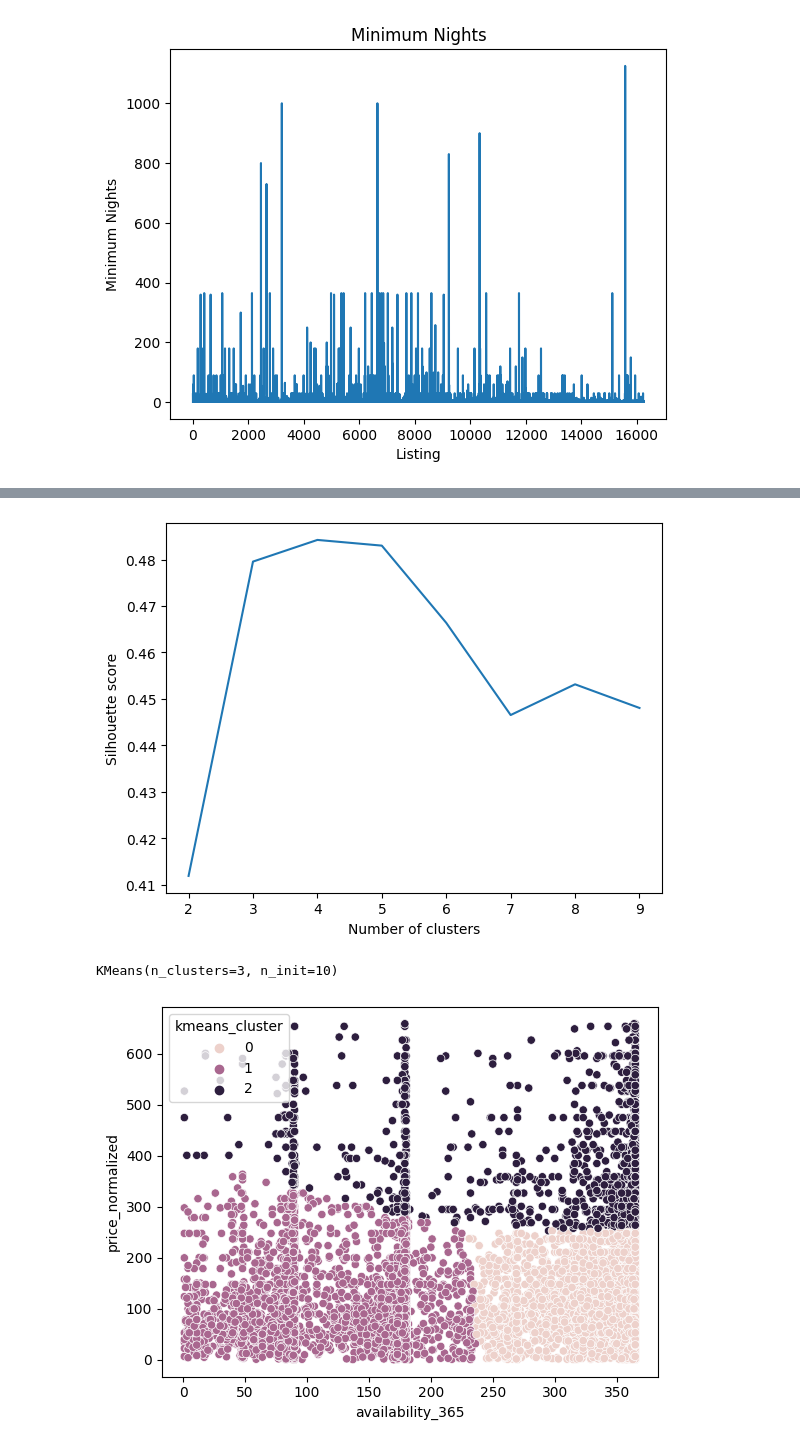
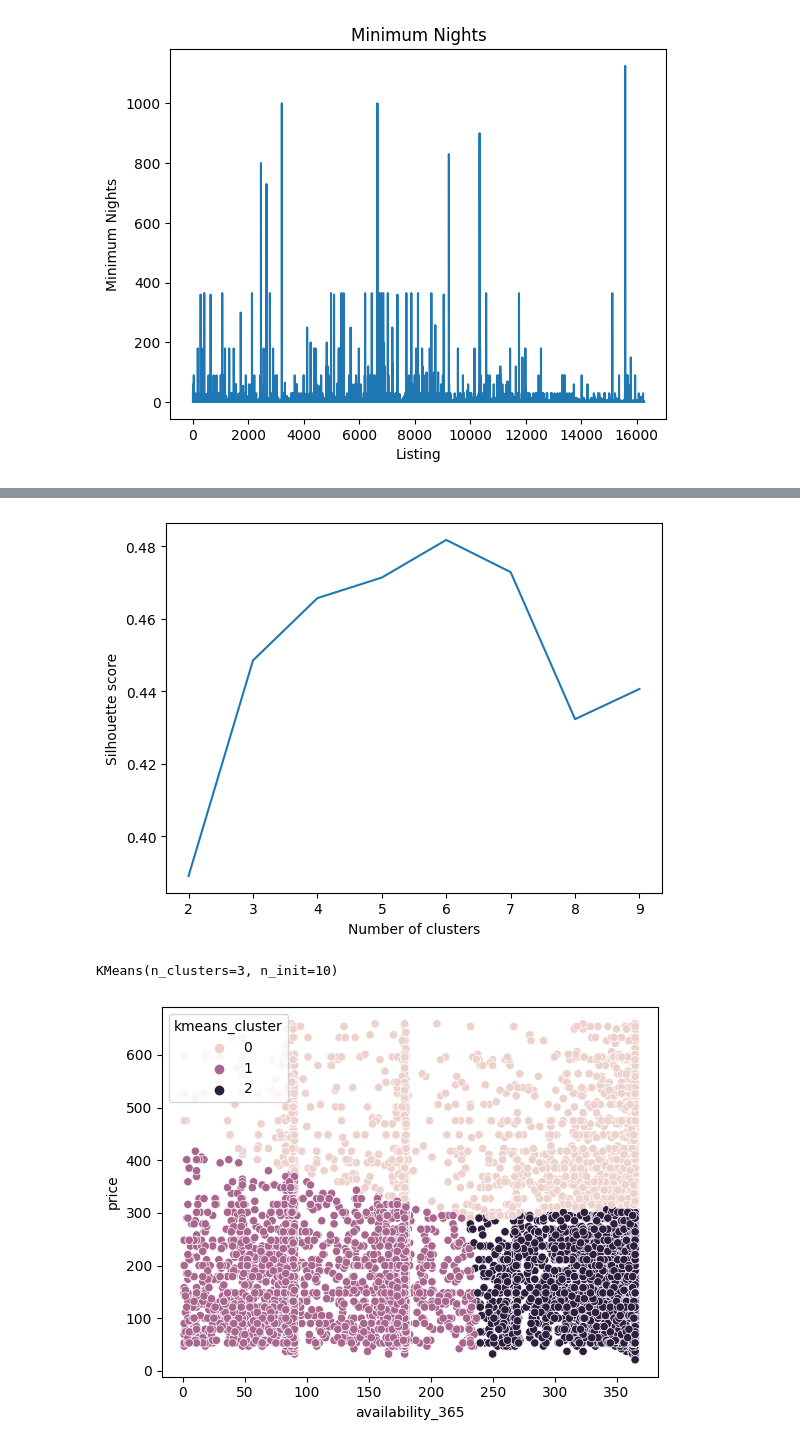
Before and after one commit to farisbegic/airbnb-istanbul-eda, a Jupyter notebook: IstanbulAirBnBEDA.ipynb, the cells around one changed output, grey strips where cells are left out. Drawn from its saved outputs; the diff is of its cells as text; code cells hidden in the pictures.

Commit message:
Removed normalized price

```diff
--- a/IstanbulAirBnBEDA.ipynb
+++ b/IstanbulAirBnBEDA.ipynb
@@ -341,9 +341,3 @@ df.describe()
 | 50% | 2.263735e+07 | 5.392904e+07 | 41.030935 | 28.983610 | 179.000000 | 1.000000 | 1.000000 | 0.030000 | ... |
 | 75% | 2.904726e+07 | 1.762268e+08 | 41.046428 | 29.021280 | 295.000000 | 2.000000 | 5.000000 | 0.600000 | ... |
 | max | 3.245756e+07 | 2.437341e+08 | 41.414420 | 29.907780 | 659.000000 | 365.000000 | 307.000000 | 12.000000 | ... |
-# %%
-# Create normalized price (price per night)
-
-df['price_normalized'] = df['price']/df['minimum_nights']
-
-df.head(20)
@@ -368,8 +344,8 @@ df.head(20)
 # %%
 # Extract the columns that contain the information we need for clustering
 
-x = df[["availability_365", "price_normalized"]]
-xa = df.iloc[:, [13, 14]].values
+x = df[["availability_365", "price"]]
+xa = df.iloc[:, [8, 13]].values
 # %%
 # Sum of squared errors
 
@@ -411,7 +387,7 @@ plt.xlabel("Number of clusters")
 plt.ylabel("Silhouette score")
 plt.show()
 # %% [output]
-[figure, old version]
+[figure, new version]
 # %%
 # Create a K-Means and Agglomeration clustering model with the
 # number of clusters set to 3 and 4 based on the elbow methods
@@ -437,12 +413,12 @@ df['agglomeration_cluster'] = agglomeration_clusters
 # %%
 # Scatter plot for K Means
 
-sns.scatterplot(x="availability_365", y="price_normalized", hue="kmeans_cluster", data=df)
+sns.scatterplot(x="availability_365", y="price", hue="kmeans_cluster", data=df)
 
 # show the plot
 plt.show()
 # %% [output]
-[figure, old version]
+[figure, new version]
 # %%
 # Scatter plot for Agglomeration
 
```
Also changed, not shown: parts of 7 cells of this notebook.
